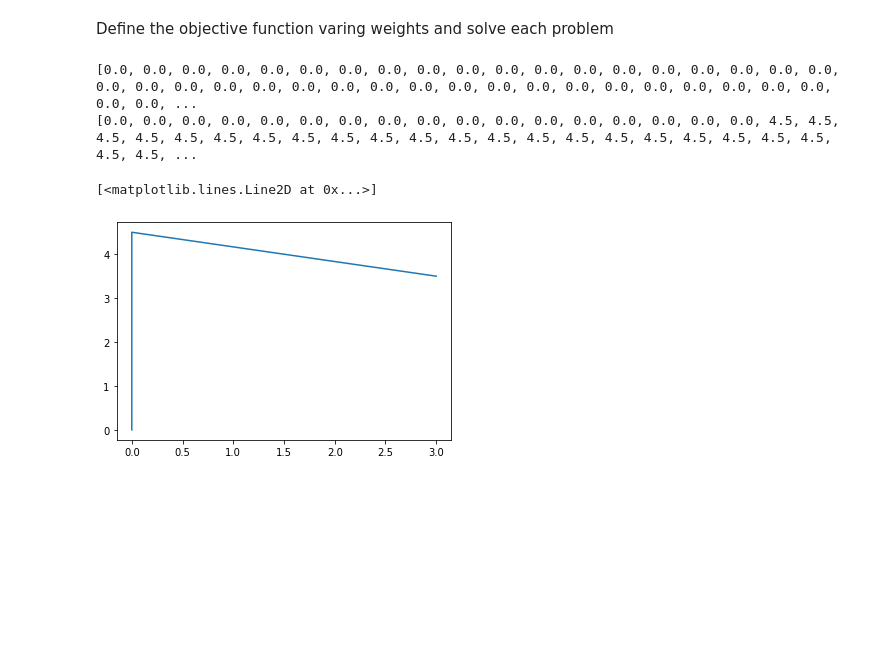
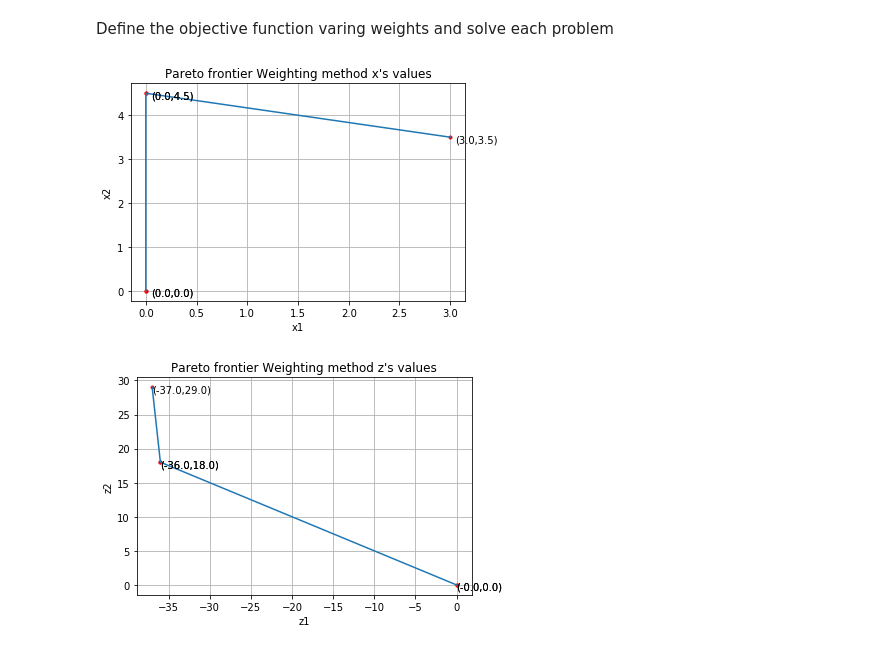
Before and after one commit to PhonNoimann/OCProject, a Jupyter notebook: P2/P2notebook.ipynb, the cells around one changed output. Drawn from its saved outputs; the diff is of its cells as text; code cells hidden in the pictures; blank space fills up the shorter version.

Commit message:
added figures in notebook

```diff
--- a/P2/P2notebook.ipynb
+++ b/P2/P2notebook.ipynb
@@ -46,25 +46,56 @@ for j in range(len(c_file)):
     model.c.add(expr = (None, sum(model.x[i]*c_file[i][j] for i in A), c_file['UB'][j]))
 # %% [markdown]
 Define the objective function varing weights and solve each problem
-# %%
-#model.del_component(model.obj)
-x1 = []
-x2 = []
-for z in np.linspace(0,1,50):
-    w=[z,1-z]
-    model.obj = Objective(
-        expr = sum(model.x[i]*obj_file[i][j]*w[j] for i in A for j in range(B)), sense = minimize)
-
-    opt = SolverFactory('glpk')
-    results = opt.solve(model)
-    x1.append(value(model.x['x1']))
-    x2.append(value(model.x['x2']))
-    model.del_component(model.obj)
-print(x1)
-print(x2)
-plt.plot(x1,x2)
-# %% [output]
-[0.0, 0.0, 0.0, 0.0, 0.0, 0.0, 0.0, 0.0, 0.0, 0.0, 0.0, 0.0, 0.0, 0.0, 0.0, 0.0, 0.0, 0.0, 0.0, 0.0, 0.0, 0.0, 0.0, 0.0, 0.0, 0.0, 0.0, 0.0, 0.0, 0.0, 0.0, 0.0, 0.0, 0.0, 0.0, 0.0, 0.0, 0.0, 0.0, 0.0, ...
-[0.0, 0.0, 0.0, 0.0, 0.0, 0.0, 0.0, 0.0, 0.0, 0.0, 0.0, 0.0, 0.0, 0.0, 0.0, 0.0, 0.0, 4.5, 4.5, 4.5, 4.5, 4.5, 4.5, 4.5, 4.5, 4.5, 4.5, 4.5, 4.5, 4.5, 4.5, 4.5, 4.5, 4.5, 4.5, 4.5, 4.5, 4.5, 4.5, 4.5, ...
-[<matplotlib.lines.Line2D at 0x...>]
-[figure, removed]
+# %%
+#model.del_component(model.obj)
+x1 = []
+x2 = []
+z1 = []
+z2 = []
+for z in np.linspace(0,1,5):
+    w=[z,1-z]
+    model.obj = Objective(
+        expr = sum(model.x[i]*obj_file[i][j]*w[j] for i in A for j in range(B)), sense = minimize)
+
+    opt = SolverFactory('glpk')
+    results = opt.solve(model)
+    x1.append(value(model.x['x1']))
+    x2.append(value(model.x['x2']))
+    z1.append(value(model.x['x1'])*value(obj_file['x1'][0])+value(model.x['x2'])*value(obj_file['x2'][0]))
+    z2.append(value(model.x['x1'])*value(obj_file['x1'][1])+value(model.x['x2'])*value(obj_file['x2'][1]))
+    model.del_component(model.obj)
+fig1, ax1 = plt.subplots()
+ax1.plot(x1,x2,'.r')
+ax1.plot(x1,x2)
+ax1.set_title('Pareto frontier Weighting method x\'s values')
+ax1.set_xlabel('x1')
+ax1.set_ylabel('x2')
+ax1.grid(True)
+for x,y in zip(x1,x2):
+
+    label = "(" + "{:.1f}".format(x) + "," + "{:.1f}".format(y) + ")"
+
+    plt.annotate(label, # this is the text
+                 (x,y), # this is the point to label
+                 textcoords="offset points", # how to position the text
+                 xytext=(5,-5)) # distance from text to points (x,y)
+
+
+fig2, ax2 = plt.subplots()
+ax2.plot(z1,z2,'.r')
+ax2.plot(z1,z2,)
+ax2.set_title('Pareto frontier Weighting method z\'s values')
+ax2.set_xlabel('z1')
+ax2.set_ylabel('z2')
+ax2.grid(True)
+for x,y in zip(z1,z2):
+
+    label = "(" + "{:.1f}".format(x) + "," + "{:.1f}".format(y) + ")"
+
+    plt.annotate(label, # this is the text
+                 (x,y), # this is the point to label
+                 textcoords="offset points", # how to position the text
+                 xytext=(0,-5)) # distance from text to points (x,y)
+# %% [output]
+[figure, added]
+[figure, added]
```
